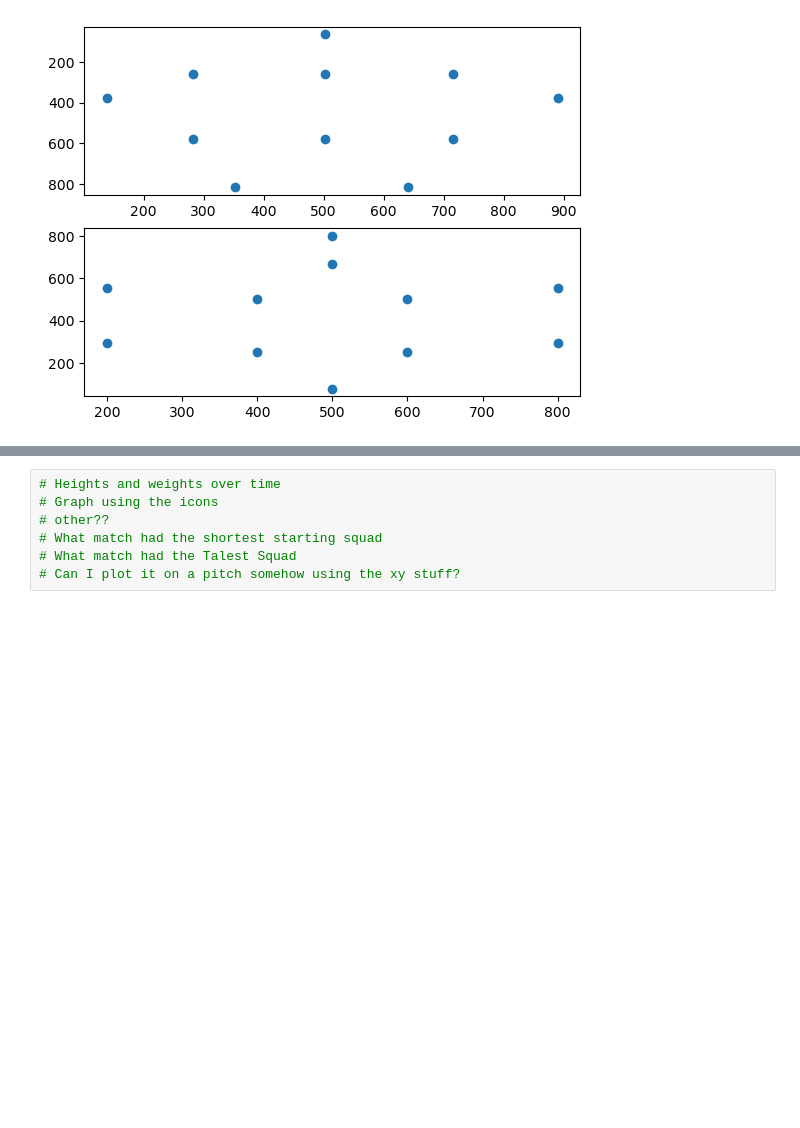
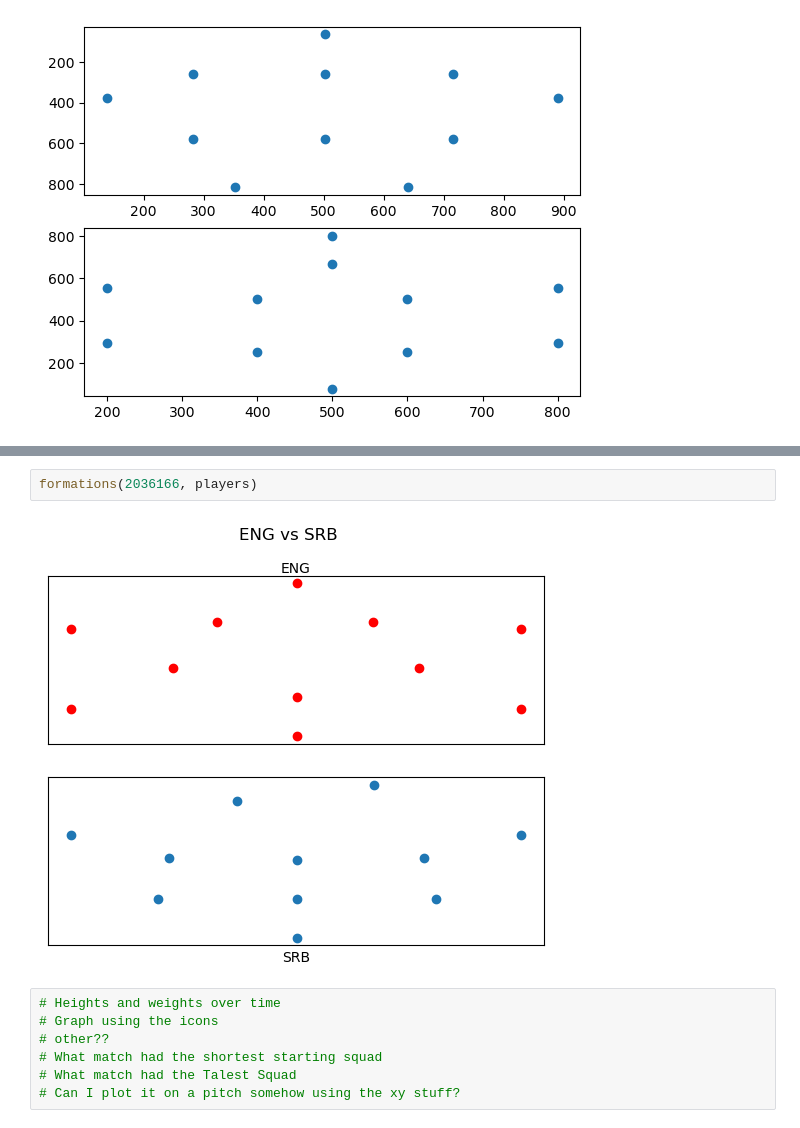
Before and after one commit to D-Walsh33/data-analysis, a Jupyter notebook: UEFA Euro Project/UEFA.ipynb, the cells around one changed output, grey strips where cells are left out. Cells and saved outputs as stored; diff of their text form; blank space fills up the shorter version.

```diff
--- a/UEFA Euro Project/UEFA.ipynb
+++ b/UEFA Euro Project/UEFA.ipynb
@@ -148,3 +183,7 @@ formations(2024442, players)
+# %%
+formations(2036166, players)
+# %% [output]
+[figure, added]
 # %%
 # Heights and weights over time
 # Graph using the icons
```
Also changed, not shown: parts of 4 cells of this notebook.
